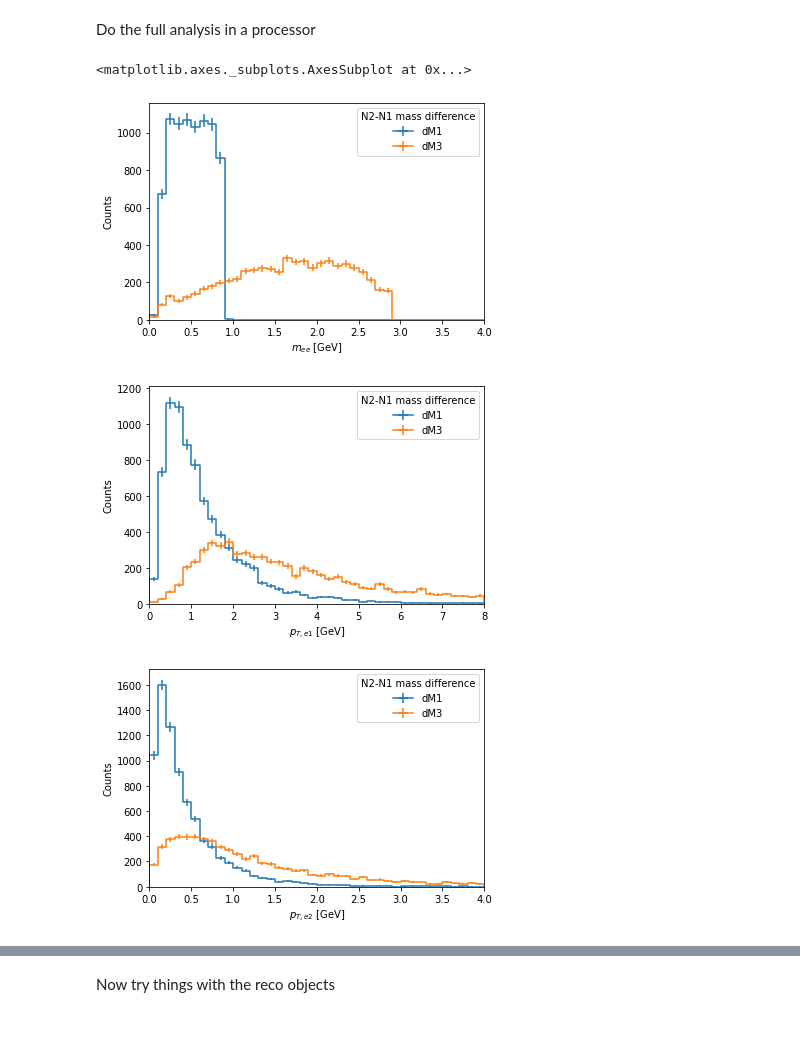
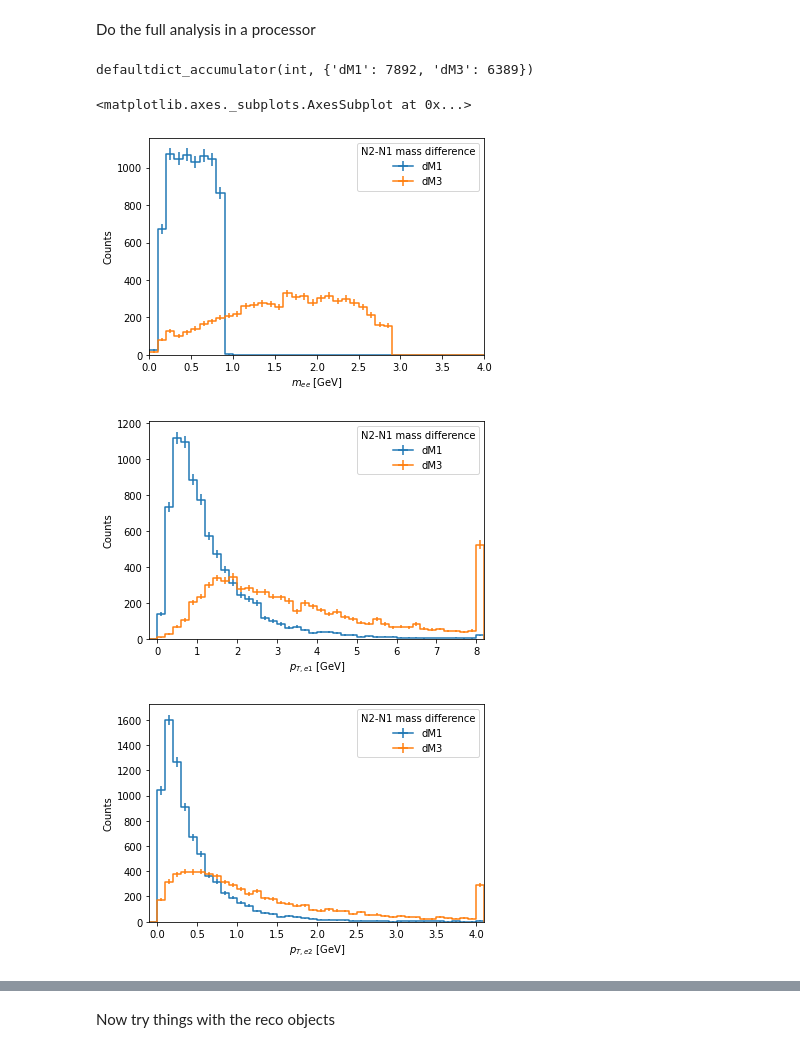
Before and after one commit to therwig/ele-studies, a Jupyter notebook: akAna/coffeaTest.ipynb, the cells around one changed output, grey strips where cells are left out. Cells and saved outputs as stored; diff of their text form; code cells hidden in the pictures.

```diff
--- a/akAna/coffeaTest.ipynb
+++ b/akAna/coffeaTest.ipynb
@@ -21,10 +22,9 @@ truth_n1 = events.GenPart[
     & (events.GenPart.parent.pdgId == 1000023)
     & events.GenPart.hasFlags(['isLastCopy'])
 ]
-truth_eles = events.GenPart[
-    (abs(events.GenPart.pdgId) == 11)
-    & events.GenPart.hasFlags(['isPrompt', 'isLastCopy'])
-]
+truth_ele_mask = (abs(events.GenPart.pdgId) == 11) & events.GenPart.hasFlags(['isPrompt', 'isLastCopy'])
+truth_eles = events.GenPart[truth_ele_mask]
+
 dM = truth_n2.mass-truth_n1.mass
 mask = truth_eles.counts==2
 ee_events = truth_eles[mask]
@@ -105,12 +159,16 @@ result = processor.run_uproot_job(
+# %%
+result['cutflow']
+# %% [output]
+defaultdict_accumulator(int, {'dM1': 7892, 'dM3': 6389})
 # %%
 plt.figure()
 hist.plot1d(result["mass"])
 plt.figure()
-hist.plot1d(result["pt_lead"])
+hist.plot1d(result["pt_lead"],overflow='all')
 plt.figure()
-hist.plot1d(result["pt_sub"])
+hist.plot1d(result["pt_sub"],overflow='all')
 # %% [output]
 <matplotlib.axes._subplots.AxesSubplot at 0x...>
 [figure]
-[figure, old version]
+[figure, new version]
-[figure, old version]
+[figure, new version]
```
Also changed, not shown: parts of 9 cells of this notebook.
